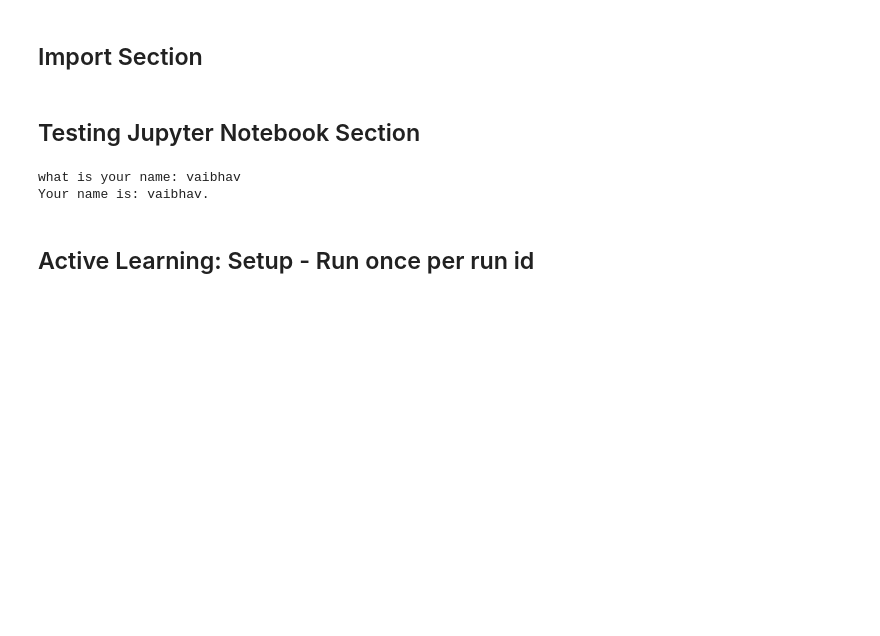
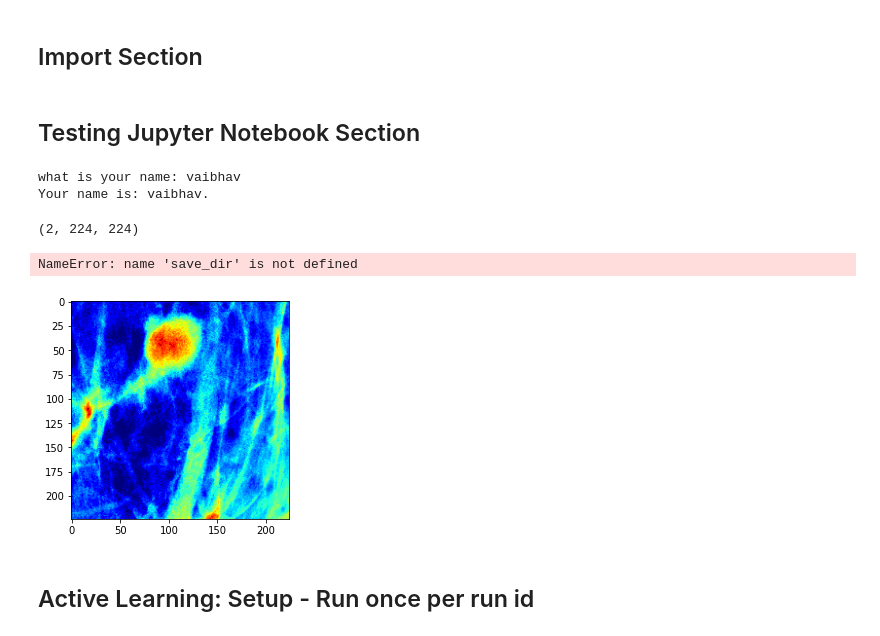
Before and after one commit to vaibhavs2854/ActiveLearningShapes, a Jupyter notebook: RemoteTesting.ipynb, the cells around one changed output. Drawn from its saved outputs; the diff is of its cells as text; code cells hidden in the pictures; blank space fills up the shorter version.

```diff
--- a/RemoteTesting.ipynb
+++ b/RemoteTesting.ipynb
@@ -50,27 +50,31 @@ what is your name: vaibhav
 Your name is: vaibhav.
 # %%
 #Tests loading an image from a directory - train
-#im_dir = "/usr/xtmp/mammo/image_datasets/data_split_july2021/square_ROI_by_shape_segmentations_unbin/train/"
+im_dir = "/usr/xtmp/mammo/image_datasets/data_split_july2021/square_ROI_by_shape_segmentations_unbin/train/"
 #im_dir = "/usr/xtmp/vs196/mammoproj/Code/ActiveLearning/AllOracleRuns/Run_03_10_a/Iter1/UNetSegmentations_ff/"
 #im_dir = "/usr/xtmp/vs196/mammoproj/Code/ActiveLearning/AllOracleRuns/Run_03_31_a/Iter1/UNetSegmentations_ff/"
 #im_dir = "/usr/xtmp/vs196/mammoproj/Code/ActiveLearning/UNetSegmentations/Iter0_ff/Oval/"
 #im_dir = "/usr/xtmp/vs196/mammoproj/Code/ActiveLearning/AllOracleRuns/Run_11_29_a/Iter2/UNetSegmentations_C/Oval/"
 #im_dir = "/usr/xtmp/vs196/mammoproj/Code/ActiveLearning/AllOracleRuns/Run_11_29_a/Iter2/UNetSegmentations_C/Round/"
 # im_dir = "/usr/xtmp/vs196/mammoproj/Code/ActiveLearning/AllOracleRuns/Run_11_24_b/Iter1/UNetSegmentations_C/Oval/"
 #im_dir = "/usr/xtmp/vs196/mammoproj/Code/ActiveLearning/UNetSegmentations/Iter0_ff/Round/"
 #ims = ["DP_ACRF_18645_1.npy"]
 #im_dir = "/usr/xtmp/vs196/mammoproj/Code/ActiveLearning/AllOracleRuns/Run_02_10_a/Iter1/OracleThresholdedImages_ff/Irregular/"
 ims = ["Oval/DP_AGYG_113509_1.npy"]
 
 for im in ims:
     path = im_dir + im;
     arr = np.load(path)
     #arr = np.where(arr > 0.2,1,0)
     print(arr.shape)
 
 plt.imshow(arr[0],cmap='jet')
 #plt.show()
 im_dir = save_dir
+# %% [output]
+(2, 224, 224)
+NameError: name 'save_dir' is not defined
+[figure, added]
 # %% [markdown]
 ## Active Learning: Setup - Run once per run id
 # %%
```
Also changed, not shown: parts of 8 cells of this notebook, 15 other files.
